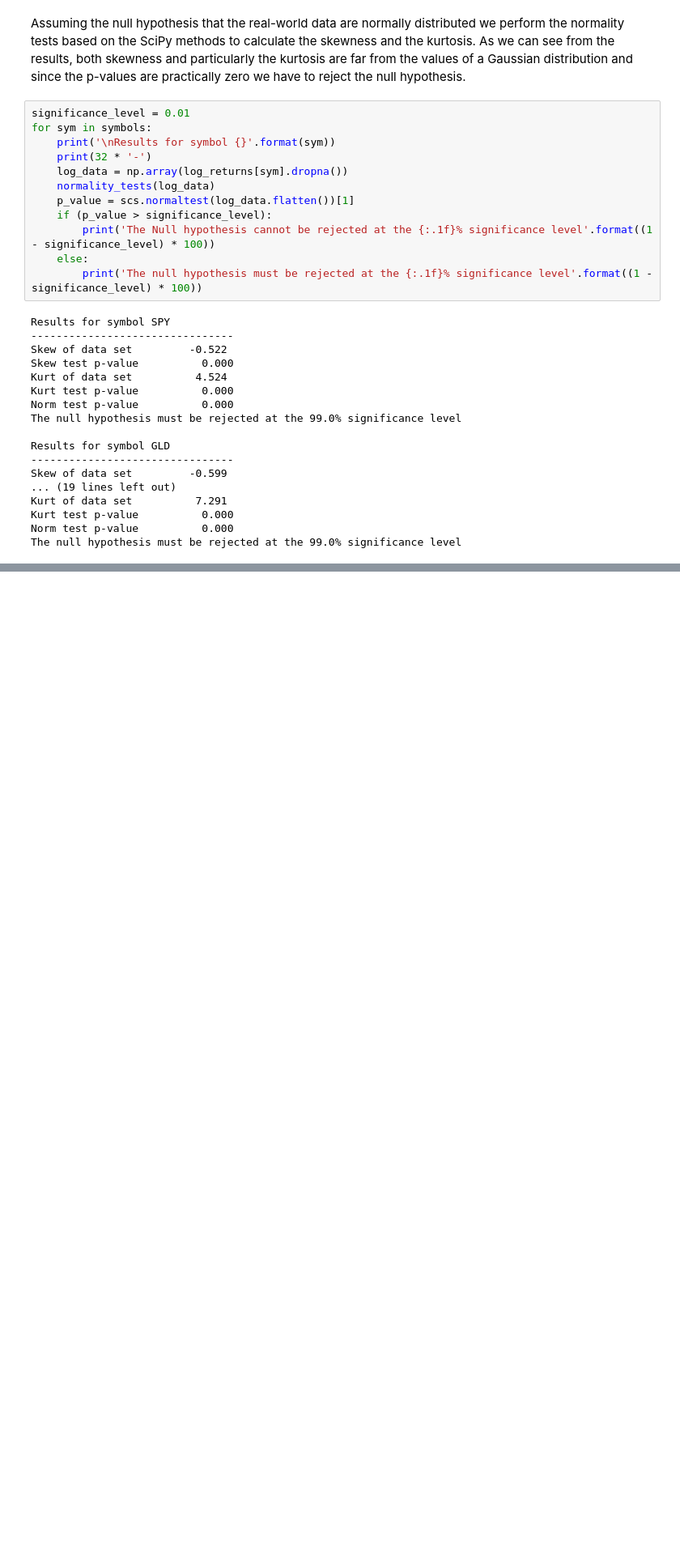
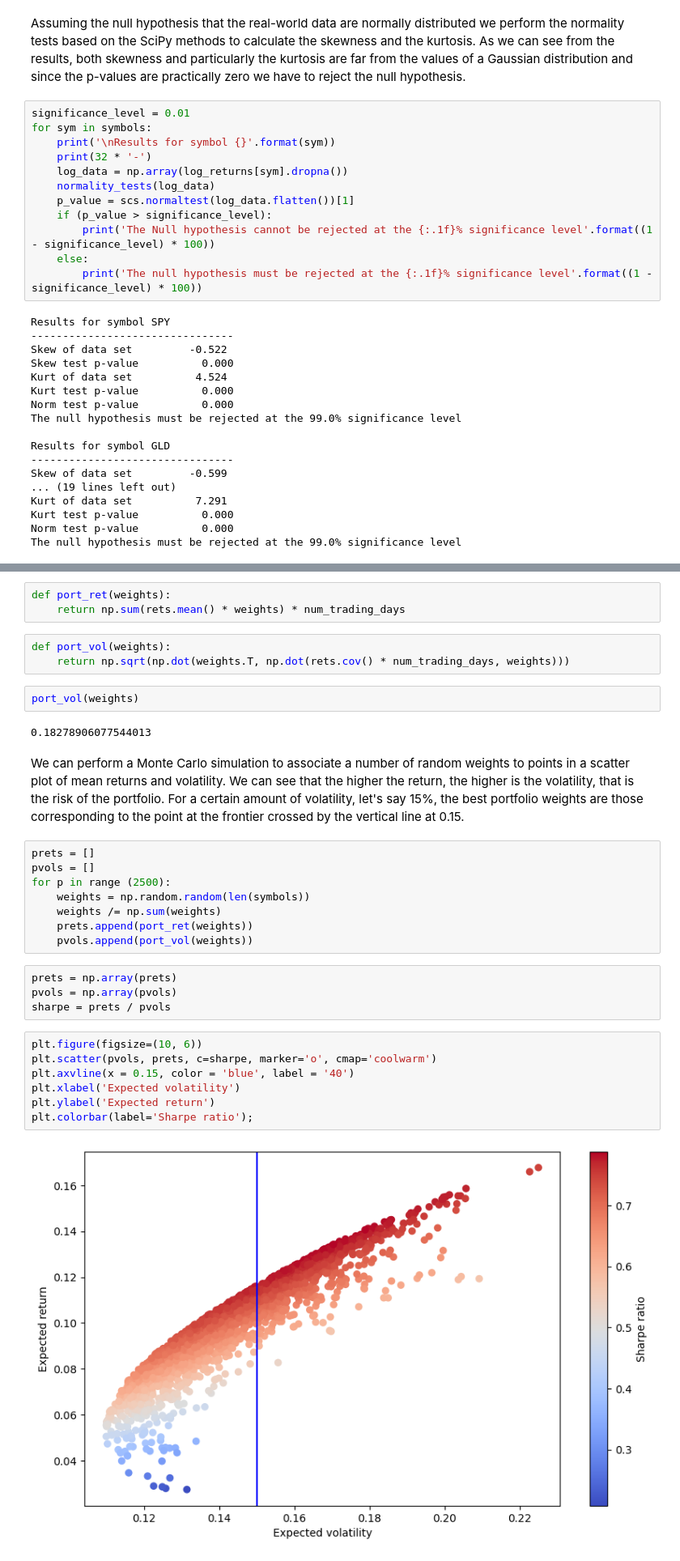
Before and after one commit to luigiselmi/finstat, a Jupyter notebook: hilpisch/ch13_statistics.ipynb, the cells around one changed output, grey strips where cells are left out. Shown at 81% size. Drawn from its saved outputs; the diff is of its cells as text; blank space fills up the shorter version.

Commit message:
portfolio optimization

```diff
--- a/hilpisch/ch13_statistics.ipynb
+++ b/hilpisch/ch13_statistics.ipynb
@@ -344,0 +439,33 @@ The null hypothesis must be rejected at the 99.0% significance level
+# %%
+def port_ret(weights):
+    return np.sum(rets.mean() * weights) * num_trading_days
+# %%
+def port_vol(weights):
+    return np.sqrt(np.dot(weights.T, np.dot(rets.cov() * num_trading_days, weights)))
+# %%
+port_vol(weights)
+# %% [output]
+0.18278906077544013
+# %% [markdown]
+We can perform a Monte Carlo simulation to associate a number of random weights to points in a scatter plot of mean returns and volatility. We can see that the higher the return, the higher is the volatility, that is the risk of the portfolio. For a certain amount of volatility, let's say 15%, the best portfolio weights are those corresponding to the point at the frontier crossed by the vertical line at 0.15.
+# %%
+prets = []
+pvols = []
+for p in range (2500):
+    weights = np.random.random(len(symbols))
+    weights /= np.sum(weights)
+    prets.append(port_ret(weights))
+    pvols.append(port_vol(weights))
+# %%
+prets = np.array(prets)
+pvols = np.array(pvols)
+sharpe = prets / pvols
+# %%
+plt.figure(figsize=(10, 6))
+plt.scatter(pvols, prets, c=sharpe, marker='o', cmap='coolwarm')
+plt.axvline(x = 0.15, color = 'blue', label = '40')
+plt.xlabel('Expected volatility')
+plt.ylabel('Expected return')
+plt.colorbar(label='Sharpe ratio');
+# %% [output]
+[figure, added]
```
Also changed, not shown: parts of 18 cells of this notebook.
